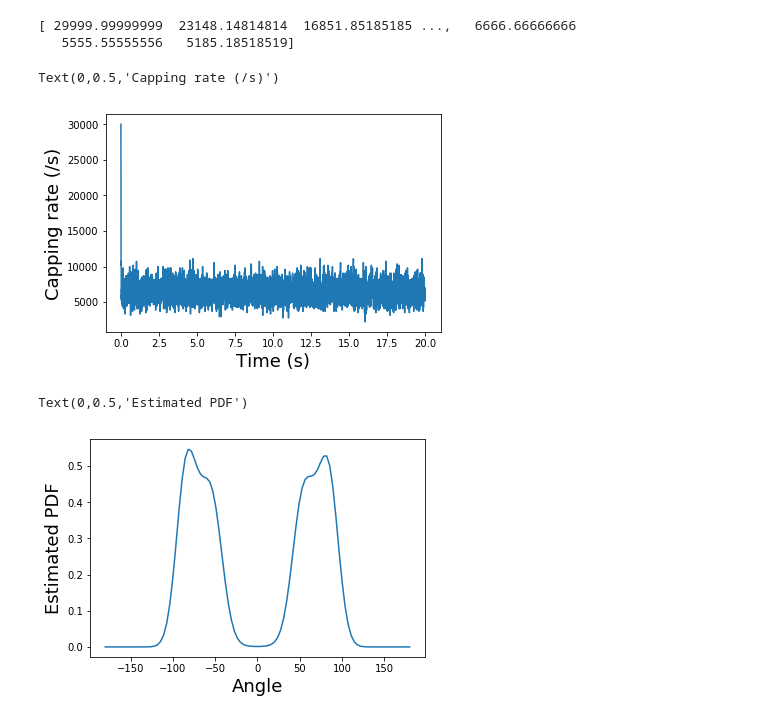
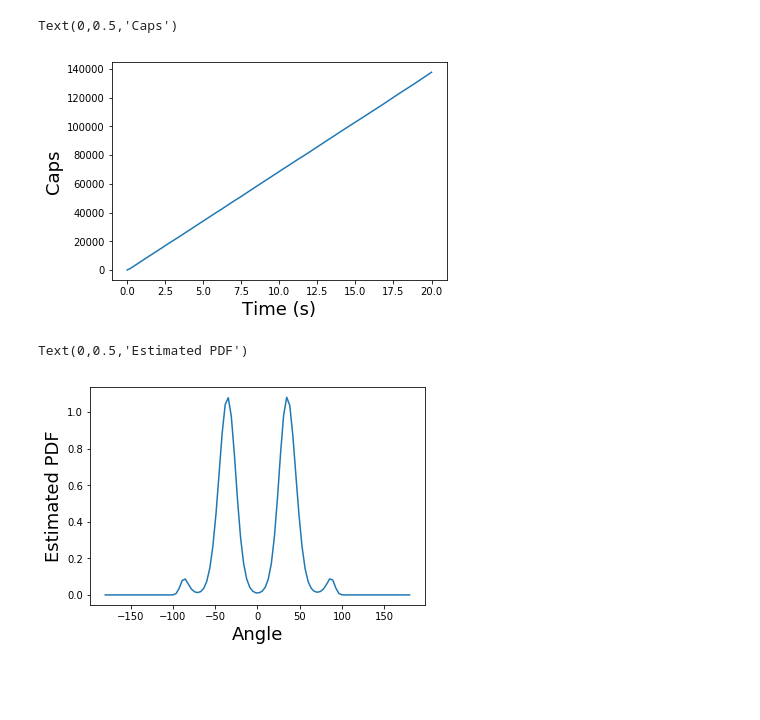
Before and after one commit to jiongyi/postdoc, a Jupyter notebook: branched-networks/weichsel-schwarz-test-v2.ipynb, the cells around one changed output. Drawn from its saved outputs; the diff is of its cells as text; code cells hidden in the pictures; blank space fills up the shorter version.

```diff
--- a/branched-networks/weichsel-schwarz-test-v2.ipynb
+++ b/branched-networks/weichsel-schwarz-test-v2.ipynb
@@ -4,20 +4,17 @@ from weichselSchwarz2 import *
 from numpy import array
 from numpy.random import normal
 
-n = network(1, 7140, 75, 400, 2, 5.7, recordHistory = True)
+n = network(1, 7410 * 22.0/20.0, 18.5, 20, 5.7)
 n.evolve(2.7e-3, 20.0)
 # %%
+# Plot nucleation over time.
 from numpy import linspace, gradient, mean
 from matplotlib.pyplot import plot, xlabel, ylabel
 %matplotlib inline
 
-noBranches = array([b for a, b, c in n.noFilaments])
-timeArr = linspace(0, n.tElapsed, len(noBranches))
-gradTimeArr = gradient(timeArr)
-networkVelArr = gradient(n.xEdge) / gradTimeArr
-branchRateArr = gradient(noBranches) / gradTimeArr
-print(branchRateArr)
-plot(timeArr, branchRateArr)
+noBranchesArr = array([b for a, b, c in n.noFilaments])
+timeArr = linspace(0, n.tElapsed, len(noBranchesArr))
+plot(timeArr, noBranchesArr)
 xlabel(r"Time (s)", fontsize = 18)
-ylabel(r"Branching rate (/s)", fontsize = 18)
+ylabel(r"Branches (/s)", fontsize = 18)
 # %% [output]
@@ -28,22 +31,17 @@ Text(0,0.5,'Branching rate (/s)')
 # %%
-noCaps = array([c for a, b, c in n.noFilaments])
-capRateArr = gradient(noCaps) / gradTimeArr
-print(capRateArr)
-plot(timeArr, capRateArr)
+noCapsArr = array([c for a, b, c in n.noFilaments])
+plot(timeArr, noCapsArr)
 xlabel(r"Time (s)", fontsize = 18)
-ylabel(r"Capping rate (/s)", fontsize = 18)
+ylabel(r"Caps", fontsize = 18)
 # %% [output]
-[ 29999.99999999  23148.14814814  16851.85185185 ...,   6666.66666666
-   5555.55555556   5185.18518519]
+Text(0,0.5,'Caps')
-Text(0,0.5,'Capping rate (/s)')
-[figure, old version]
+[figure, new version]
 # %%
 # Plot kernel density estimate of the distribution of orientations of the active filaments.
-from numpy import flatnonzero
 from scipy import stats
 
 angles = n.getAngles()
-kde = stats.gaussian_kde(angles)
+kde = stats.gaussian_kde(n.atanArr)
 x = linspace(-pi, pi, 100)
 p = kde(x)
 plot(x / pi * 180, p)
@@ -51,4 +49,4 @@ xlabel(r"Angle", fontsize = 18)
 ylabel(r"Estimated PDF", fontsize = 18)
 # %% [output]
 Text(0,0.5,'Estimated PDF')
-[figure, old version]
+[figure, new version]
```
Also changed, not shown: parts of 2 cells of this notebook, 5 other files.
